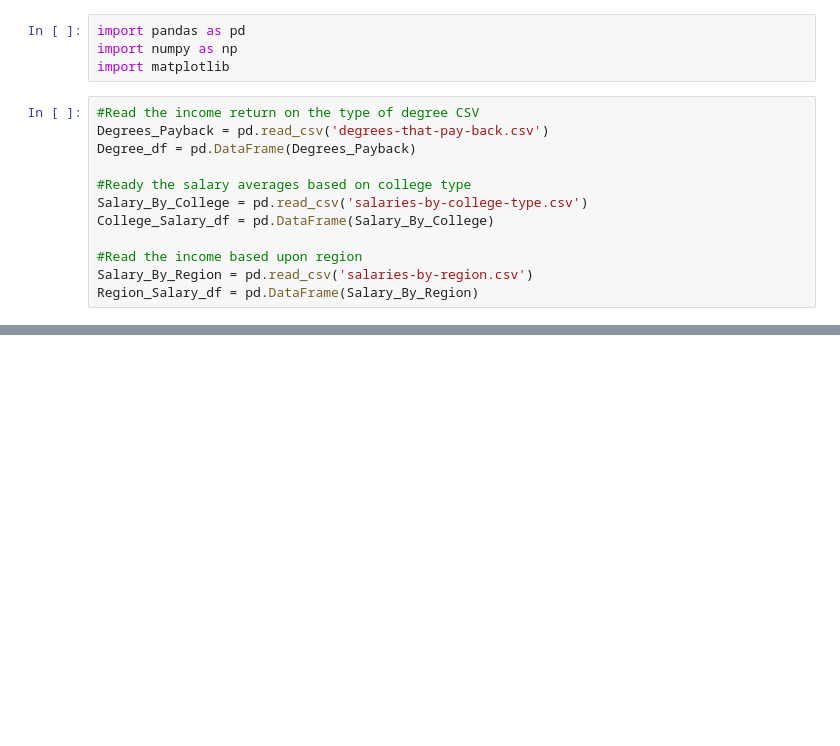
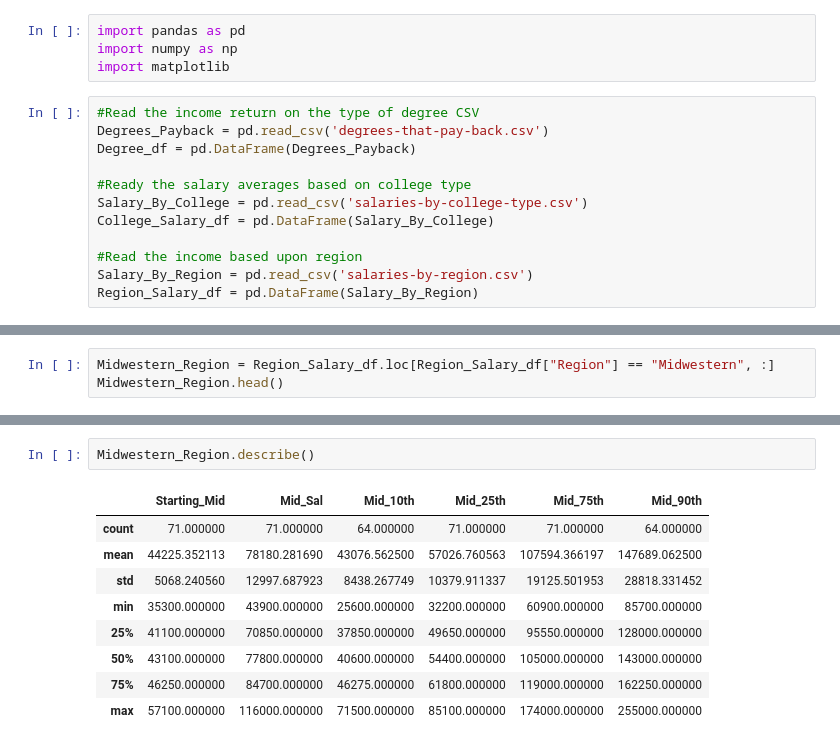
Before and after one commit to khosenag03/RICHdataGroupProject, a Jupyter notebook: College_vs_Salary.ipynb, the cells around one changed output, grey strips where cells are left out. Cells and saved outputs as stored; diff of their text form; blank space fills up the shorter version.

```diff
--- a/College_vs_Salary.ipynb
+++ b/College_vs_Salary.ipynb
@@ -73,0 +119,3 @@ Region_Salary_df.head()
+# %%
+Midwestern_Region = Region_Salary_df.loc[Region_Salary_df["Region"] == "Midwestern", :]
+Midwestern_Region.head()
@@ -73,0 +129,12 @@ Region_Salary_df.head()
+# %%
+Midwestern_Region.describe()
+# %% [output]
+|  | Starting_Mid | Mid_Sal | Mid_10th | Mid_25th | Mid_75th | Mid_90th |
+| count | 71.000000 | 71.000000 | 64.000000 | 71.000000 | 71.000000 | 64.000000 |
+| mean | 44225.352113 | 78180.281690 | 43076.562500 | 57026.760563 | 107594.366197 | 147689.062500 |
+| std | 5068.240560 | 12997.687923 | 8438.267749 | 10379.911337 | 19125.501953 | 28818.331452 |
+| min | 35300.000000 | 43900.000000 | 25600.000000 | 32200.000000 | 60900.000000 | 85700.000000 |
+| 25% | 41100.000000 | 70850.000000 | 37850.000000 | 49650.000000 | 95550.000000 | 128000.000000 |
+| 50% | 43100.000000 | 77800.000000 | 40600.000000 | 54400.000000 | 105000.000000 | 143000.000000 |
+| 75% | 46250.000000 | 84700.000000 | 46275.000000 | 61800.000000 | 119000.000000 | 162250.000000 |
+| max | 57100.000000 | 116000.000000 | 71500.000000 | 85100.000000 | 174000.000000 | 255000.000000 |
```
Also changed, not shown: parts of 16 cells of this notebook, 2 other files.
